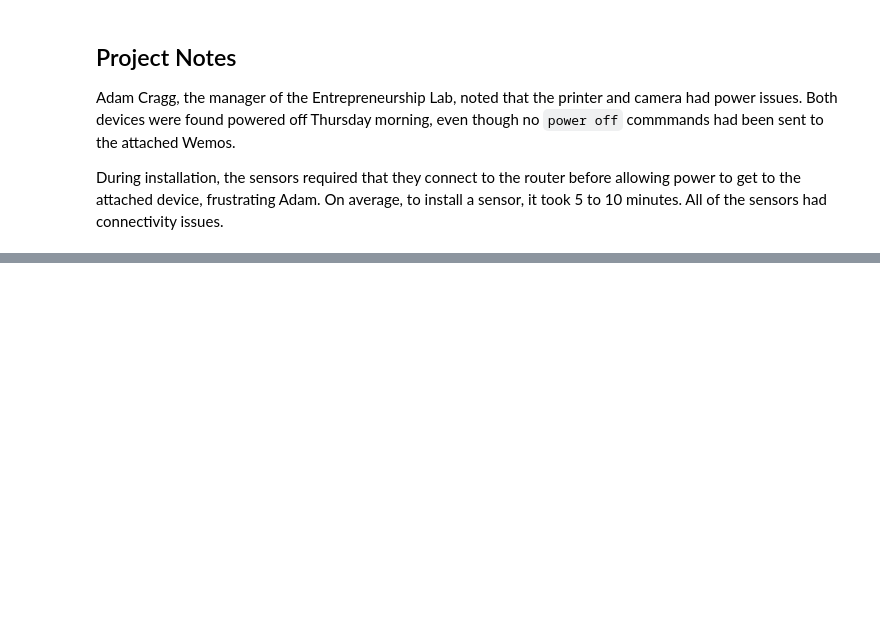
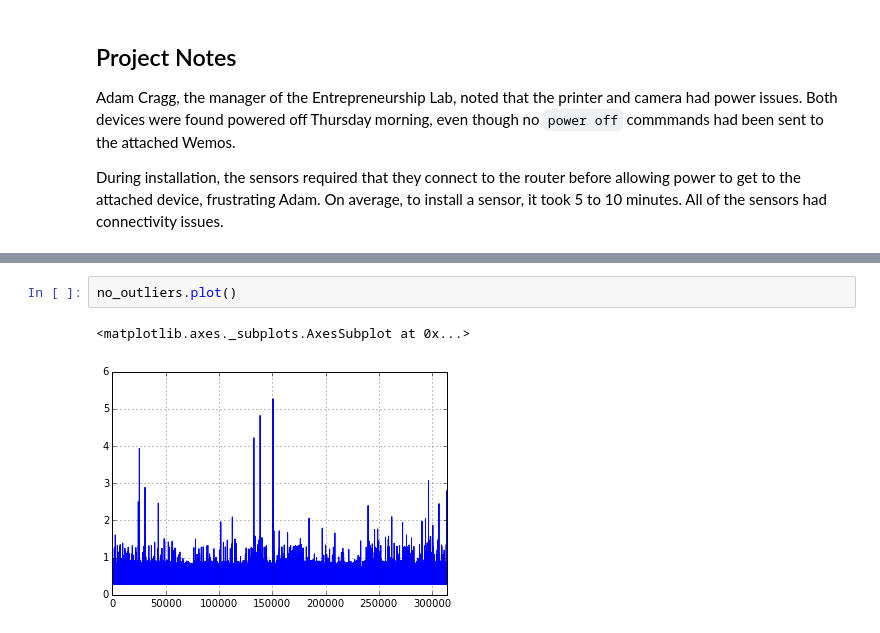
Before and after one commit to project-nikola/data, a Jupyter notebook: wemo/15-03-25-elab/elab-phantom-power.ipynb, the cells around one changed output, grey strips where cells are left out. Saved outputs shown, nothing was run; the diff lists cells and outputs as text; blank space fills up the shorter version.

```diff
--- a/wemo/15-03-25-elab/elab-phantom-power.ipynb
+++ b/wemo/15-03-25-elab/elab-phantom-power.ipynb
@@ -57,0 +104,5 @@ During installation, the sensors required that they connect to the router before
+# %%
+no_outliers.plot()
+# %% [output]
+<matplotlib.axes._subplots.AxesSubplot at 0x...>
+[figure, added]
```
Also changed, not shown: parts of 7 cells of this notebook.
